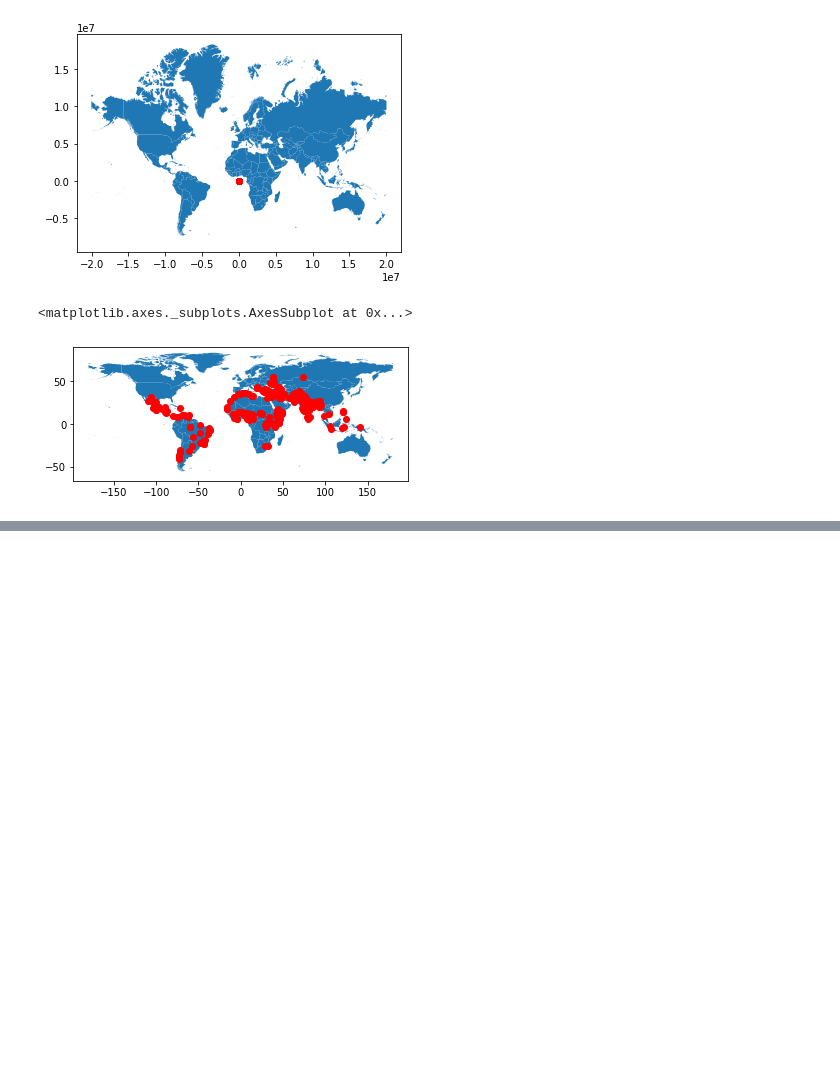
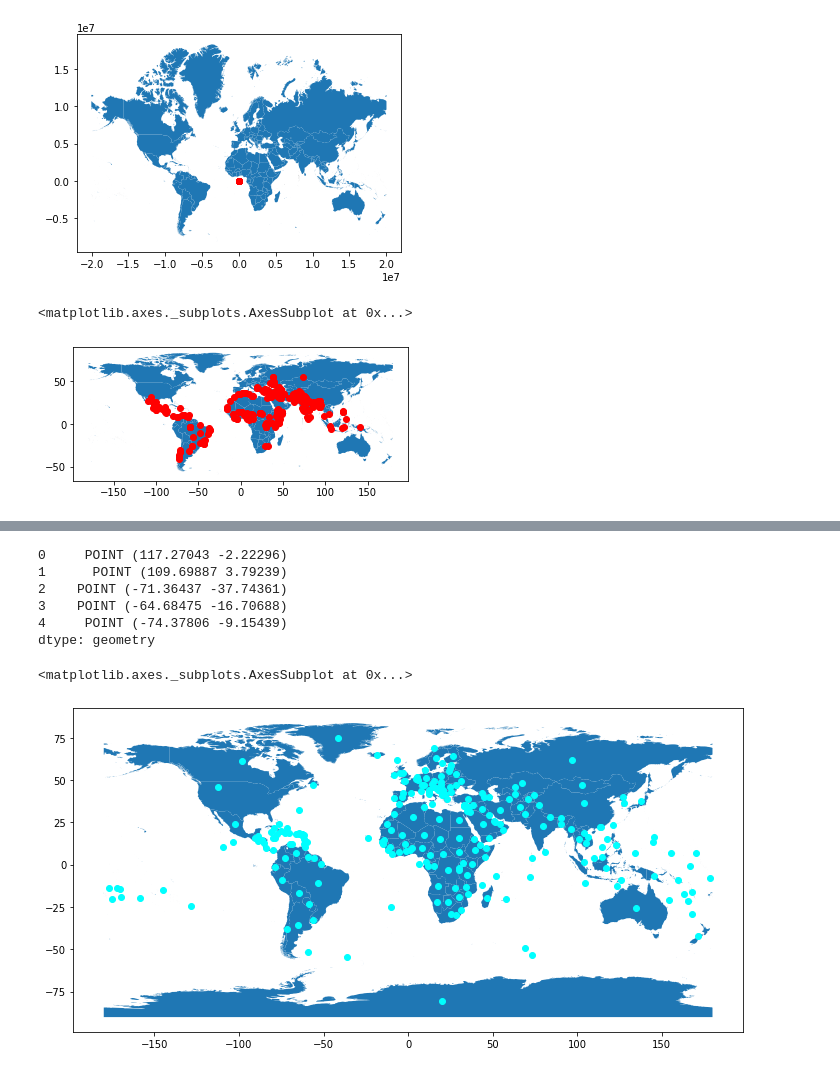
Before and after one commit to Samarth-991/Leveraging-GPS-Data-for-Machine-Learning, a Jupyter notebook: Introduction_to_geo-Pandas.ipynb, the cells around one changed output, grey strips where cells are left out. Saved outputs shown, nothing was run; the diff lists cells and outputs as text; code cells hidden in the pictures; blank space fills up the shorter version.

Commit message:
Added Nearest point Geometry

```diff
--- a/Introduction_to_geo-Pandas.ipynb
+++ b/Introduction_to_geo-Pandas.ipynb
@@ -265,0 +426,4 @@ conflicts_projected = conflicts
+# %%
+countries_data = os.path.join(data_path,'countries.shp')
+countries = gpd.read_file(countries_data)
+countries.head()
@@ -265,0 +437,18 @@ conflicts_projected = conflicts
+# %%
+# get centroid of the POLYGON data
+countries_centroid = countries.geometry.centroid
+countries_centroid.head()# convert data to polygon
+# %% [output]
+0     POINT (117.27043 -2.22296)
+1      POINT (109.69887 3.79239)
+2    POINT (-71.36437 -37.74361)
+3    POINT (-64.68475 -16.70688)
+4     POINT (-74.37806 -9.15439)
+dtype: geometry
+# %%
+fig,ax = plt.subplots(figsize=(12,10))
+countries.plot(ax=ax)
+countries_centroid.plot(ax=ax,color='cyan')
+# %% [output]
+<matplotlib.axes._subplots.AxesSubplot at 0x...>
+[figure, added]
```
Also changed, not shown: parts of 69 cells of this notebook.
